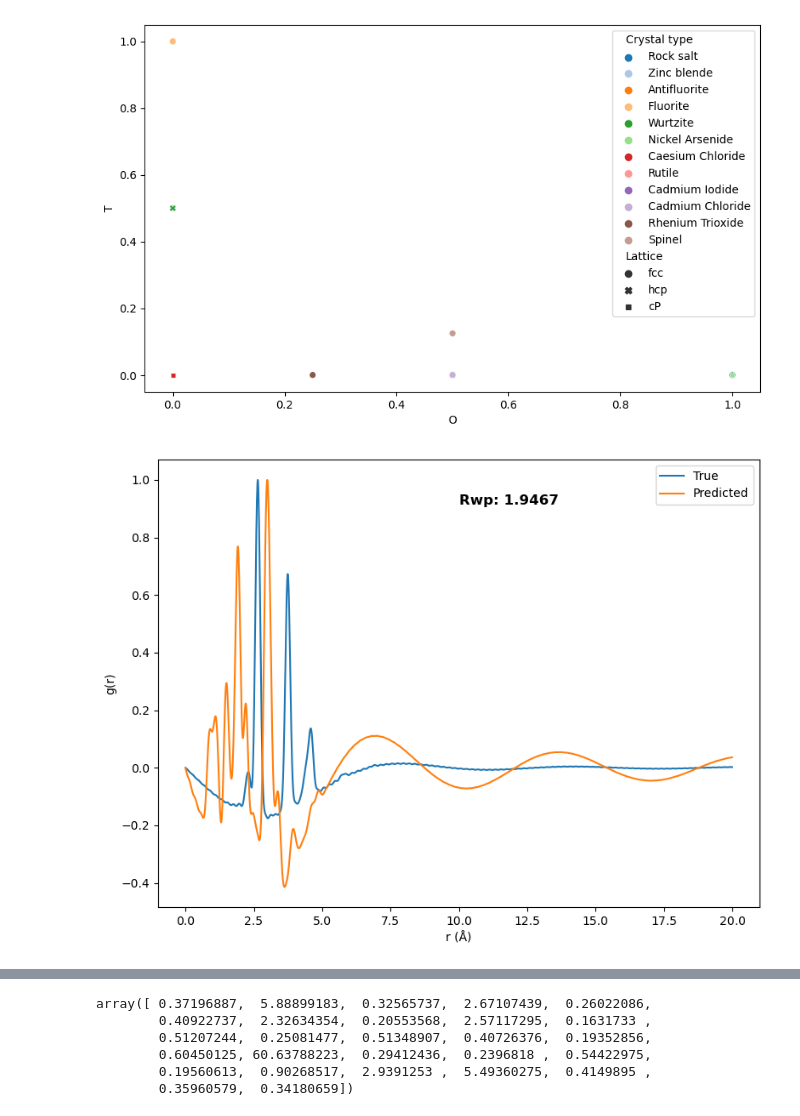
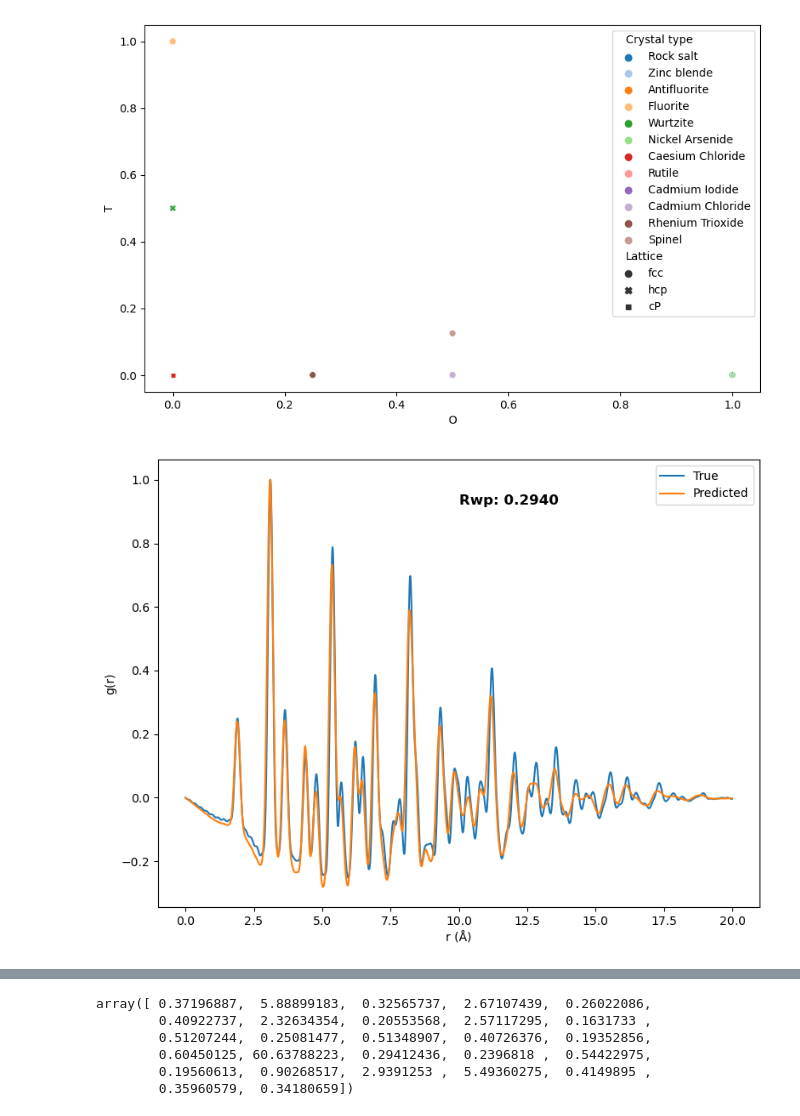
Before and after one commit to UlrikFriisJensen/ToSCA, a Jupyter notebook: pdf_loss.ipynb, the cells around one changed output, grey strips where cells are left out. Saved outputs shown, nothing was run; the diff lists cells and outputs as text; code cells hidden in the pictures.

Commit message:
Added new type of graph, which uses a fixed number of atoms

```diff
--- a/pdf_loss.ipynb
+++ b/pdf_loss.ipynb
@@ -46,57 +46,60 @@ def Rwp(data, fit):
     """
     return np.sqrt(np.sum((data - fit)**2) / np.sum(data**2))
 # %%
-cif_folder = './models/4d_latentspace_split_latent_rep/'
+cif_folder = './models/unit_cell_graph_only_structure/'
 cif_files_pred = sorted([str(f) for f in Path(cif_folder + 'predictions/').rglob('*.cif')])
 cif_files_true = sorted([str(f) for f in Path(cif_folder + 'ground_truth/').rglob('*.cif')])
 # %%
 for index in range(len(cif_files_pred)):
     # Load the CIF file
-    # index = 65
+    index = -15
     cif_file_pred = cif_files_pred[index]
     cif_file_true = cif_files_true[index]
     # print(f'Loading CIF file: {cif_file_pred}')
     # print(f'Loading CIF file: {cif_file_true}')
-    atoms_pred = read(cif_file_pred)
-    atoms_true = read(cif_file_true)
+    # atoms_pred = read(cif_file_pred)
+    # atoms_true = read(cif_file_true)
 
     # Create the DebyeCalculator object
     debye_calc = DebyeCalculator(radiation_type='xray')
 
-    pdf_pred = debye_calc.gr(atoms_pred, radii=30)
-    pdf_true = debye_calc.gr(atoms_true, radii=30)
+    # pdf_pred = debye_calc.gr(atoms_pred, radii=30)
+    # pdf_true = debye_calc.gr(atoms_true, radii=30)
+
+    pdf_pred = debye_calc.gr(cif_file_pred, radii=10)
+    pdf_true = debye_calc.gr(cif_file_true, radii=10)
 
     # Normalize the PDF
     pdf_pred = np.array(pdf_pred)
     # pdf_pred[1] -= np.amin(pdf_pred[1])
     pdf_pred[1] /= np.amax(pdf_pred[1])
     # pdf_pred[1] -= np.amin(pdf_pred[1])
 
     pdf_true = np.array(pdf_true)
     # pdf_true[1] -= np.amin(pdf_true[1])
     pdf_true[1] /= np.amax(pdf_true[1])
 
     # pdf_pred[1] -= np.amin(pdf_true[1])
     # pdf_true[1] -= np.amin(pdf_true[1])
 
     # Calculate the Rwp
     rwp = Rwp(pdf_true[1], pdf_pred[1])
 
     # print(f'Rwp: {rwp}')
 
     # Plot the PDF
     plt.figure(figsize=(8, 6))
     plt.plot(pdf_true[0], pdf_true[1], label='True')
     plt.plot(pdf_pred[0], pdf_pred[1], label='Predicted')
     plt.annotate(f'Rwp: {rwp:.4f}', xy=(0.5, 0.9), xycoords='axes fraction', fontsize=12, fontweight='bold')
     plt.xlabel('r (Å)')
     plt.ylabel('g(r)')
     plt.legend()
     plt.tight_layout()
     plt.show()
     break
 # %% [output]
-[figure, old version]
+[figure, new version]
 # %%
 # Read json files
 with open(cif_folder + 'CrystalTypeAnalysis/losses.json') as f:
```
Also changed, not shown: parts of 3 cells of this notebook, 5 other files.
